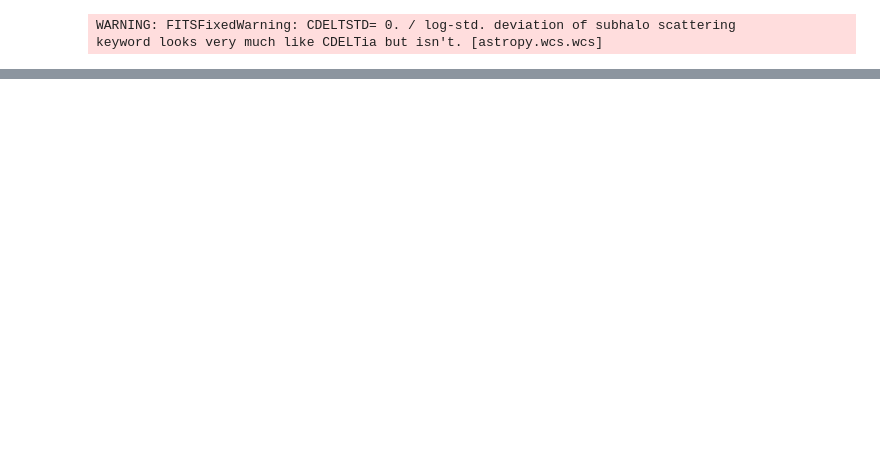
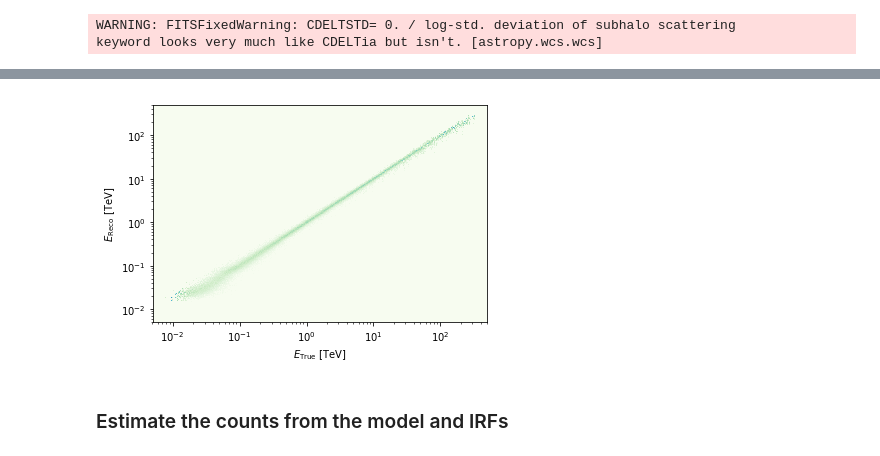
Before and after one commit to peroju/dm-gammapy, a Jupyter notebook: notebooks/SkyDiffuseSimulation.ipynb, the cells around one changed output, grey strips where cells are left out. Saved outputs shown, nothing was run; the diff lists cells and outputs as text; code cells hidden in the pictures; blank space fills up the shorter version.

```diff
--- a/notebooks/SkyDiffuseSimulation.ipynb
+++ b/notebooks/SkyDiffuseSimulation.ipynb
@@ -9,0 +52,14 @@ import numpy as np
+# %%
+def get_irfs():
+    """Load CTA IRFs"""
+    filename = "$CTADATA/caldb/data/cta/1dc/bcf/South_z20_50h/irf_file.fits"
+    psf = EnergyDependentMultiGaussPSF.read(
+        filename, hdu="POINT SPREAD FUNCTION"
+    )
+    aeff = EffectiveAreaTable2D.read(filename, hdu="EFFECTIVE AREA")
+    edisp = EnergyDispersion2D.read(filename, hdu="ENERGY DISPERSION")
+    bkg = Background3D.read(filename, hdu="BACKGROUND")
+    return dict(psf=psf, aeff=aeff, edisp=edisp, bkg=bkg)
+
+
+irfs = get_irfs()
@@ -29,0 +231,7 @@ map_dm.plot(cmap="viridis", vmax=map_dm.data[map_dm.data>0].max()/50, norm=LogNo
+# %%
+edisp = irfs["edisp"].to_energy_dispersion(offset=offset)
+edisp.plot_matrix();
+# %% [output]
+[figure, added]
+# %% [markdown]
+### Estimate the counts from the model and IRFs
```
Also changed, not shown: parts of 37 cells of this notebook, 1 other file.
